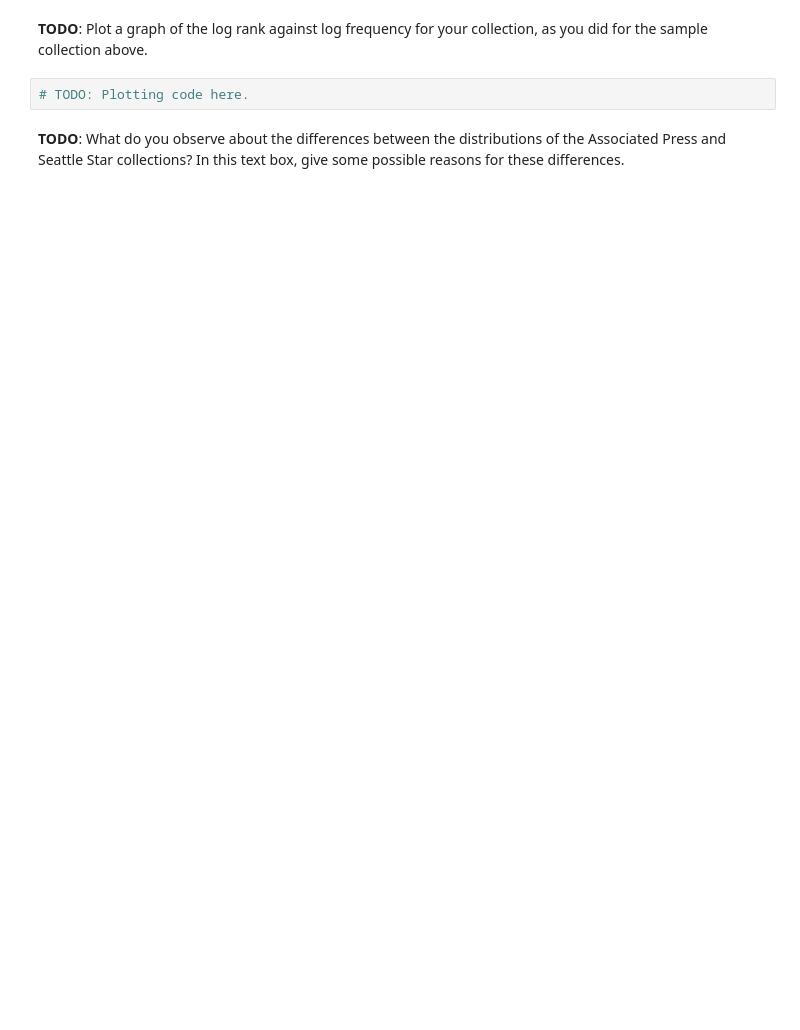
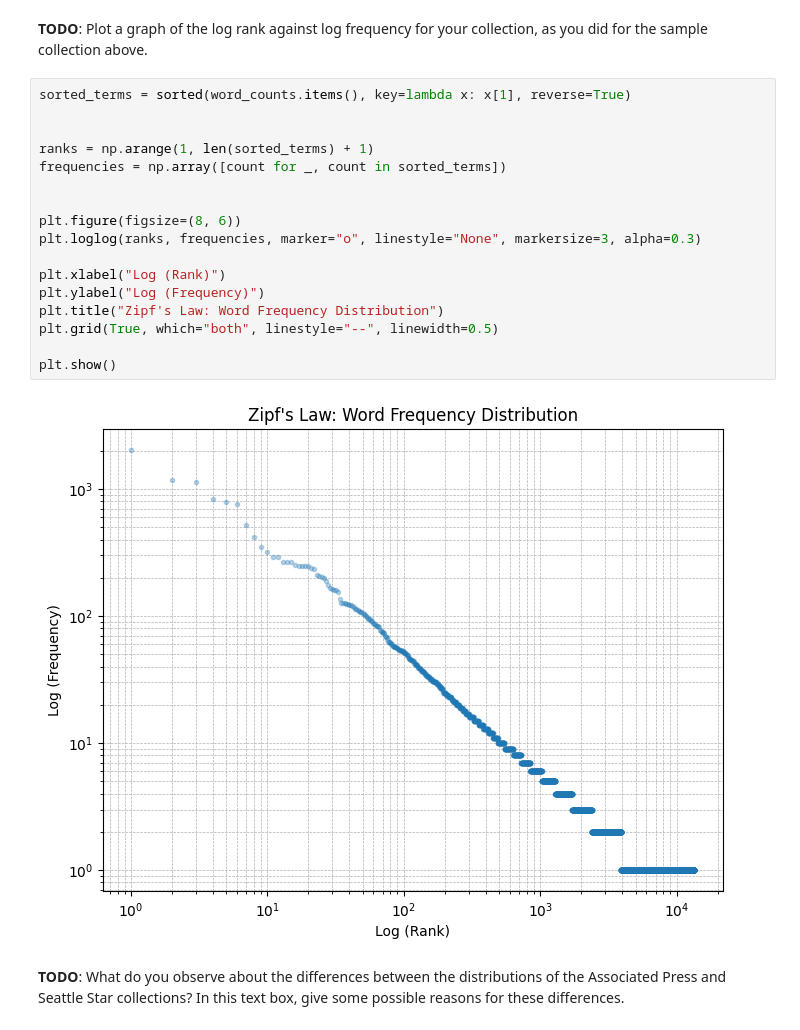
Before and after one commit to Dax1805/cs6200-documents, a Jupyter notebook: term_statistics.ipynb, the cells around one changed output. Saved outputs shown, nothing was run; the diff lists cells and outputs as text; blank space fills up the shorter version.

```diff
--- a/term_statistics.ipynb
+++ b/term_statistics.ipynb
@@ -136,6 +548,23 @@ Your task is to acquire and analyze the issues of the _Seattle Star_ from the mo
 # %% [markdown]
 **TODO**: Plot a graph of the log rank against log frequency for your collection, as you did for the sample collection above.
-# %%
-# TODO: Plotting code here.
+# %%
+sorted_terms = sorted(word_counts.items(), key=lambda x: x[1], reverse=True)
+
+
+ranks = np.arange(1, len(sorted_terms) + 1)
+frequencies = np.array([count for _, count in sorted_terms])
+
+
+plt.figure(figsize=(8, 6))
+plt.loglog(ranks, frequencies, marker="o", linestyle="None", markersize=3, alpha=0.3)
+
+plt.xlabel("Log (Rank)")
+plt.ylabel("Log (Frequency)")
+plt.title("Zipf's Law: Word Frequency Distribution")
+plt.grid(True, which="both", linestyle="--", linewidth=0.5)
+
+plt.show()
+# %% [output]
+[figure, added]
 # %% [markdown]
 **TODO**: What do you observe about the differences between the distributions of the Associated Press and Seattle Star collections? In this text box, give some possible reasons for these differences.
```
Also changed, not shown: parts of 21 cells of this notebook.
